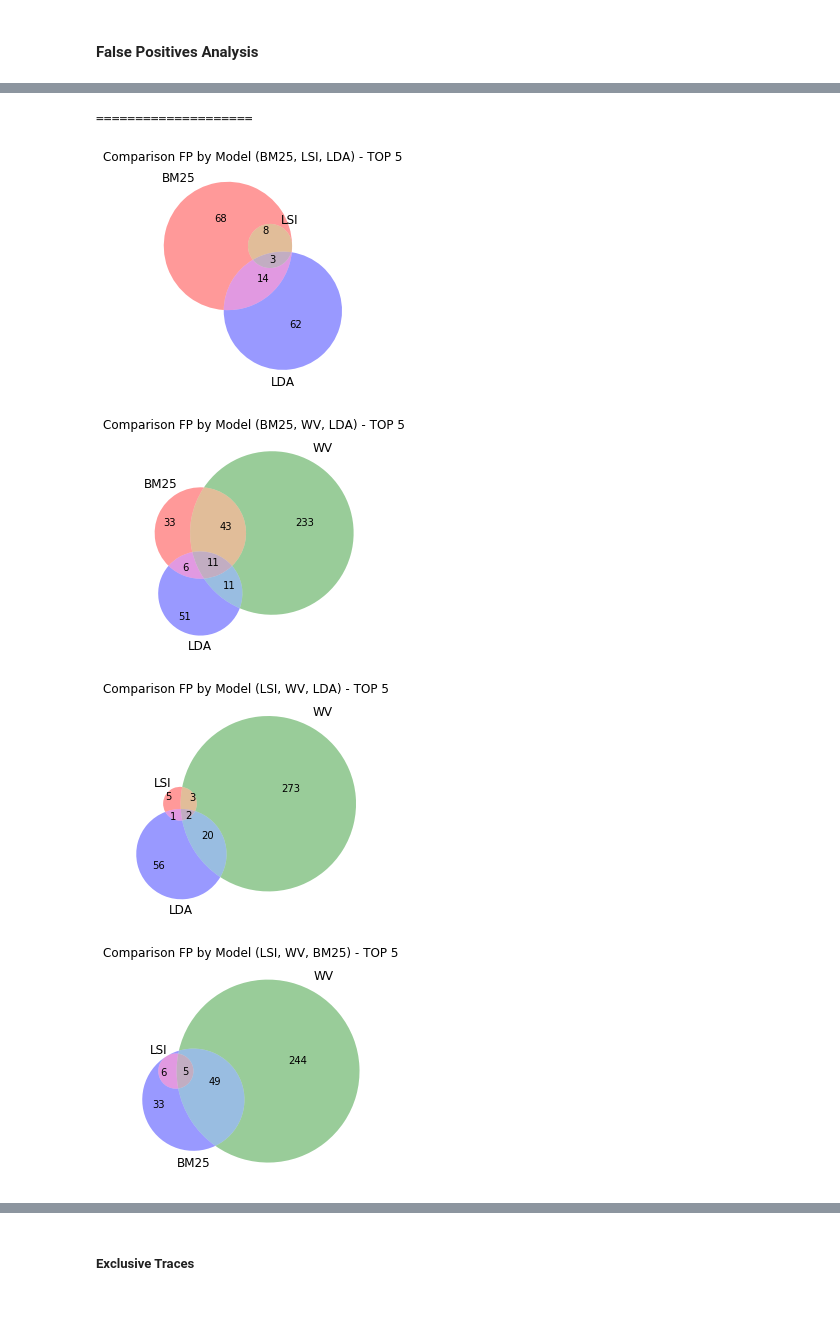
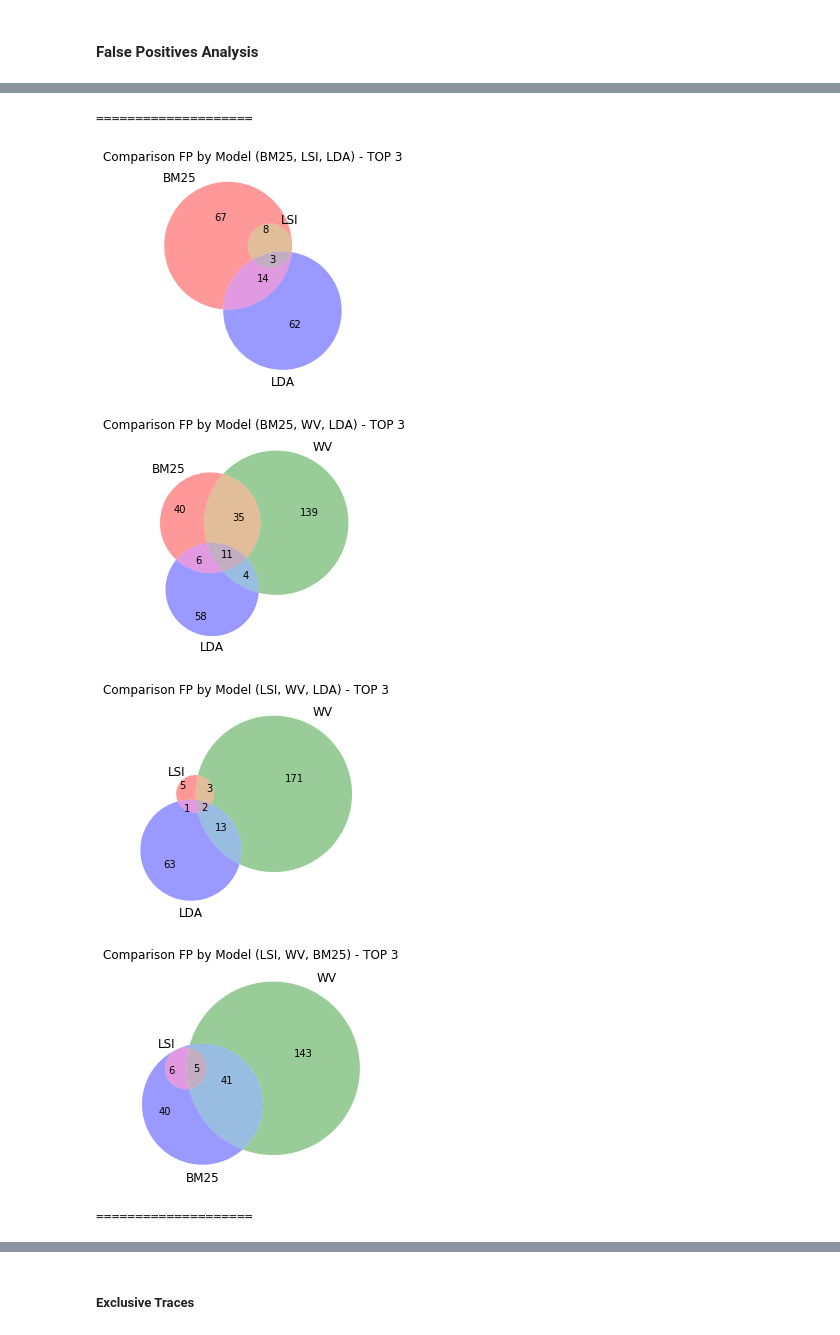
Before and after one commit to Pointpt/trace-link-recovery-study, a Jupyter notebook: notebooks/firefox_p2/feat_br_tracing/feat_br_runner.ipynb, the cells around one changed output, grey strips where cells are left out. Drawn from its saved outputs; the diff is of its cells as text; code cells hidden in the pictures; blank space fills up the shorter version.

```diff
--- a/notebooks/firefox_p2/feat_br_tracing/feat_br_runner.ipynb
+++ b/notebooks/firefox_p2/feat_br_tracing/feat_br_runner.ipynb
@@ -870,18 +870,22 @@ display(aux_functions.highlight_df(exp_vol_intersec_strat_runner.get_word2vec_mo
 #### False Positives Analysis
 # %%
 bm25_fp_set_t1, lsi_fp_set_t1, lda_fp_set_t1, wv_fp_set_t1 = aux_functions.get_traces_set(retrieved_traces_df, 1, 'FP')
+bm25_fp_set_t3, lsi_fp_set_t3, lda_fp_set_t3, wv_fp_set_t3 = aux_functions.get_traces_set(retrieved_traces_df, 3, 'FP')
 bm25_fp_set_t5, lsi_fp_set_t5, lda_fp_set_t5, wv_fp_set_t5 = aux_functions.get_traces_set(retrieved_traces_df, 5, 'FP')
 
 aux_functions.plot_venn_diagrams(1, bm25_fp_set_t1, lsi_fp_set_t1, lda_fp_set_t1, wv_fp_set_t1, 'FP')
 print('====================')
+aux_functions.plot_venn_diagrams(3, bm25_fp_set_t3, lsi_fp_set_t3, lda_fp_set_t3, wv_fp_set_t3, 'FP')
+print('====================')
 aux_functions.plot_venn_diagrams(5, bm25_fp_set_t5, lsi_fp_set_t5, lda_fp_set_t5, wv_fp_set_t5, 'FP')
 # %% [output]
 [figure]
 [figure]
 [figure]
 [figure]
 ====================
 [figure]
-[figure, old version]
+[figure, new version]
-[figure, old version]
+[figure, new version]
-[figure, old version]
+[figure, new version]
+====================
```
Also changed, not shown: parts of 26 cells of this notebook, 7 other files.
